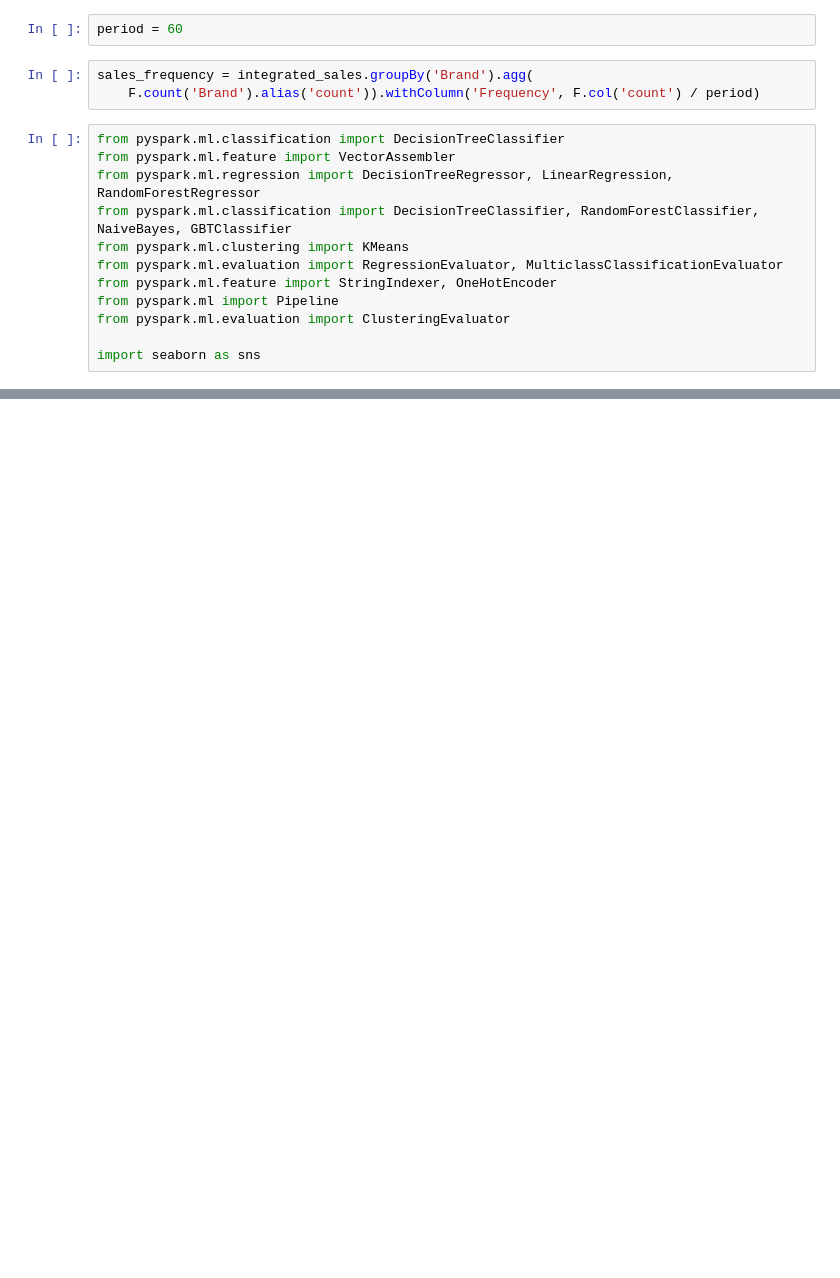
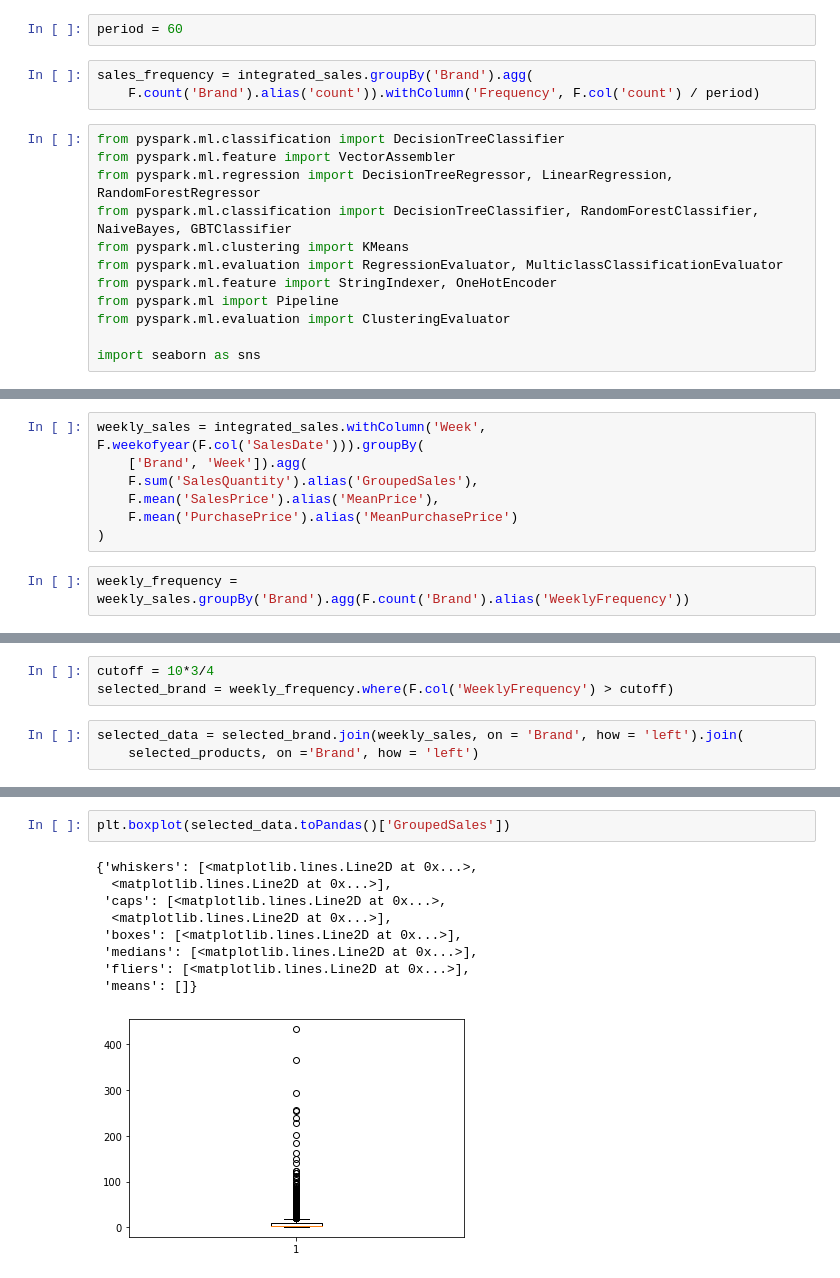
Before and after one commit to lee0210/infosys722-iteration4, a Jupyter notebook: notebook-i4.ipynb, the cells around one changed output, grey strips where cells are left out. Drawn from its saved outputs; the diff is of its cells as text; blank space fills up the shorter version.

```diff
--- a/notebook-i4.ipynb
+++ b/notebook-i4.ipynb
@@ -68,0 +110,9 @@ sns.boxplot(x='prediction', y='Frequency', data=result.toPandas())
+# %%
+weekly_sales = integrated_sales.withColumn('Week', F.weekofyear(F.col('SalesDate'))).groupBy(
+    ['Brand', 'Week']).agg(
+    F.sum('SalesQuantity').alias('GroupedSales'),
+    F.mean('SalesPrice').alias('MeanPrice'),
+    F.mean('PurchasePrice').alias('MeanPurchasePrice')
+)
+# %%
+weekly_frequency = weekly_sales.groupBy('Brand').agg(F.count('Brand').alias('WeeklyFrequency'))
@@ -68,0 +131,6 @@ sns.boxplot(x='prediction', y='Frequency', data=result.toPandas())
+# %%
+cutoff = 10*3/4
+selected_brand = weekly_frequency.where(F.col('WeeklyFrequency') > cutoff)
+# %%
+selected_data = selected_brand.join(weekly_sales, on = 'Brand', how = 'left').join(
+    selected_products, on ='Brand', how = 'left')
@@ -68,0 +209,12 @@ sns.boxplot(x='prediction', y='Frequency', data=result.toPandas())
+# %%
+plt.boxplot(selected_data.toPandas()['GroupedSales'])
+# %% [output]
+{'whiskers': [<matplotlib.lines.Line2D at 0x...>,
+  <matplotlib.lines.Line2D at 0x...>],
+ 'caps': [<matplotlib.lines.Line2D at 0x...>,
+  <matplotlib.lines.Line2D at 0x...>],
+ 'boxes': [<matplotlib.lines.Line2D at 0x...>],
+ 'medians': [<matplotlib.lines.Line2D at 0x...>],
+ 'fliers': [<matplotlib.lines.Line2D at 0x...>],
+ 'means': []}
+[figure, added]
```
Also changed, not shown: parts of 28 cells of this notebook.
